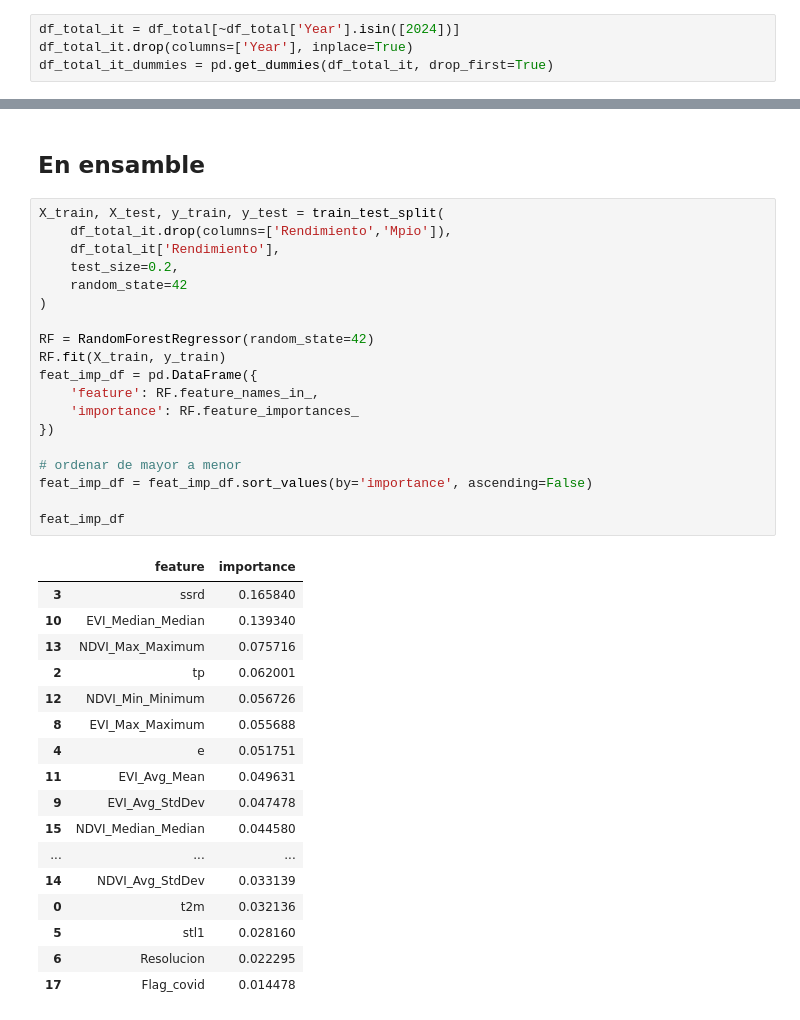
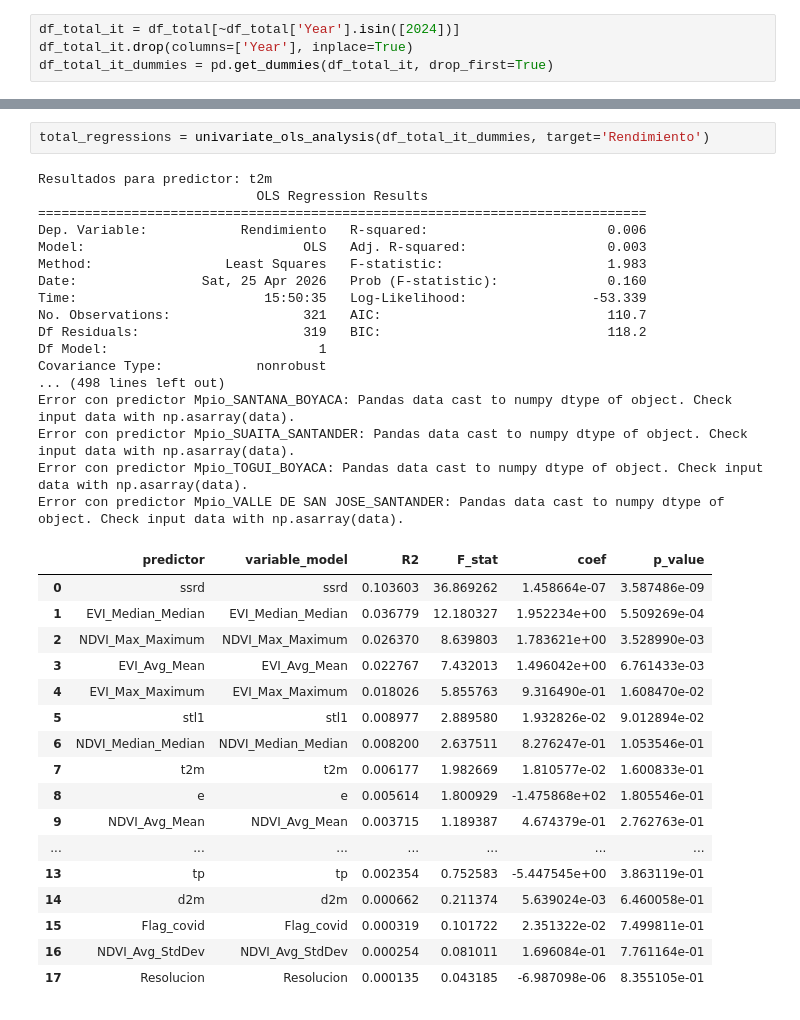
Before and after one commit to spulidov91/clima_cafe_v1, a Jupyter notebook: Notebooks/2_Modelado.ipynb, the cells around one changed output, grey strips where cells are left out. Saved outputs shown, nothing was run; the diff lists cells and outputs as text.

```diff
--- a/Notebooks/2_Modelado.ipynb
+++ b/Notebooks/2_Modelado.ipynb
@@ -200,39 +281,37 @@ Name: Rendimiento, dtype: float64
-# %% [markdown]
-## En ensamble
-# %%
-X_train, X_test, y_train, y_test = train_test_split(
-    df_total_it.drop(columns=['Rendimiento','Mpio']),
-    df_total_it['Rendimiento'],
-    test_size=0.2,
-    random_state=42
-)
-
-RF = RandomForestRegressor(random_state=42)
-RF.fit(X_train, y_train)
-feat_imp_df = pd.DataFrame({
-    'feature': RF.feature_names_in_,
-    'importance': RF.feature_importances_
-})
-
-# ordenar de mayor a menor
-feat_imp_df = feat_imp_df.sort_values(by='importance', ascending=False)
-
-feat_imp_df
-# %% [output]
-|  | feature | importance |
-| 3 | ssrd | 0.165840 |
-| 10 | EVI_Median_Median | 0.139340 |
-| 13 | NDVI_Max_Maximum | 0.075716 |
-| 2 | tp | 0.062001 |
-| 12 | NDVI_Min_Minimum | 0.056726 |
-| 8 | EVI_Max_Maximum | 0.055688 |
-| 4 | e | 0.051751 |
-| 11 | EVI_Avg_Mean | 0.049631 |
-| 9 | EVI_Avg_StdDev | 0.047478 |
-| 15 | NDVI_Median_Median | 0.044580 |
-| ... | ... | ... |
-| 14 | NDVI_Avg_StdDev | 0.033139 |
-| 0 | t2m | 0.032136 |
-| 5 | stl1 | 0.028160 |
-| 6 | Resolucion | 0.022295 |
-| 17 | Flag_covid | 0.014478 |
+# %%
+total_regressions = univariate_ols_analysis(df_total_it_dummies, target='Rendimiento')
+# %% [output]
+Resultados para predictor: t2m
+                            OLS Regression Results
+==============================================================================
+Dep. Variable:            Rendimiento   R-squared:                       0.006
+Model:                            OLS   Adj. R-squared:                  0.003
+Method:                 Least Squares   F-statistic:                     1.983
+Date:                Sat, 25 Apr 2026   Prob (F-statistic):              0.160
+Time:                        15:50:35   Log-Likelihood:                -53.339
+No. Observations:                 321   AIC:                             110.7
+Df Residuals:                     319   BIC:                             118.2
+Df Model:                           1
+Covariance Type:            nonrobust
+... (498 lines left out)
+Error con predictor Mpio_SANTANA_BOYACA: Pandas data cast to numpy dtype of object. Check input data with np.asarray(data).
+Error con predictor Mpio_SUAITA_SANTANDER: Pandas data cast to numpy dtype of object. Check input data with np.asarray(data).
+Error con predictor Mpio_TOGUI_BOYACA: Pandas data cast to numpy dtype of object. Check input data with np.asarray(data).
+Error con predictor Mpio_VALLE DE SAN JOSE_SANTANDER: Pandas data cast to numpy dtype of object. Check input data with np.asarray(data).
+|  | predictor | variable_model | R2 | F_stat | coef | p_value |
+| 0 | ssrd | ssrd | 0.103603 | 36.869262 | 1.458664e-07 | 3.587486e-09 |
+| 1 | EVI_Median_Median | EVI_Median_Median | 0.036779 | 12.180327 | 1.952234e+00 | 5.509269e-04 |
+| 2 | NDVI_Max_Maximum | NDVI_Max_Maximum | 0.026370 | 8.639803 | 1.783621e+00 | 3.528990e-03 |
+| 3 | EVI_Avg_Mean | EVI_Avg_Mean | 0.022767 | 7.432013 | 1.496042e+00 | 6.761433e-03 |
+| 4 | EVI_Max_Maximum | EVI_Max_Maximum | 0.018026 | 5.855763 | 9.316490e-01 | 1.608470e-02 |
+| 5 | stl1 | stl1 | 0.008977 | 2.889580 | 1.932826e-02 | 9.012894e-02 |
+| 6 | NDVI_Median_Median | NDVI_Median_Median | 0.008200 | 2.637511 | 8.276247e-01 | 1.053546e-01 |
+| 7 | t2m | t2m | 0.006177 | 1.982669 | 1.810577e-02 | 1.600833e-01 |
+| 8 | e | e | 0.005614 | 1.800929 | -1.475868e+02 | 1.805546e-01 |
+| 9 | NDVI_Avg_Mean | NDVI_Avg_Mean | 0.003715 | 1.189387 | 4.674379e-01 | 2.762763e-01 |
+| ... | ... | ... | ... | ... | ... | ... |
+| 13 | tp | tp | 0.002354 | 0.752583 | -5.447545e+00 | 3.863119e-01 |
+| 14 | d2m | d2m | 0.000662 | 0.211374 | 5.639024e-03 | 6.460058e-01 |
+| 15 | Flag_covid | Flag_covid | 0.000319 | 0.101722 | 2.351322e-02 | 7.499811e-01 |
+| 16 | NDVI_Avg_StdDev | NDVI_Avg_StdDev | 0.000254 | 0.081011 | 1.696084e-01 | 7.761164e-01 |
+| 17 | Resolucion | Resolucion | 0.000135 | 0.043185 | -6.987098e-06 | 8.355105e-01 |
```
Also changed, not shown: parts of 13 cells of this notebook.
